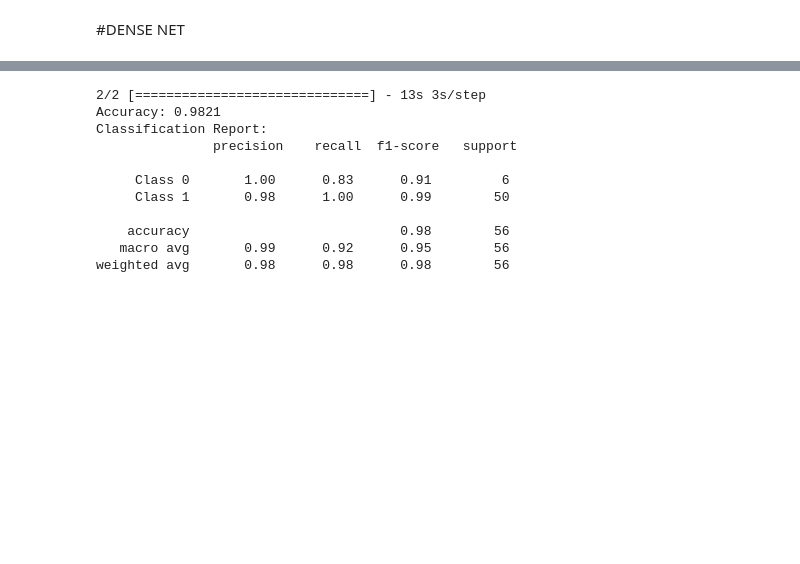
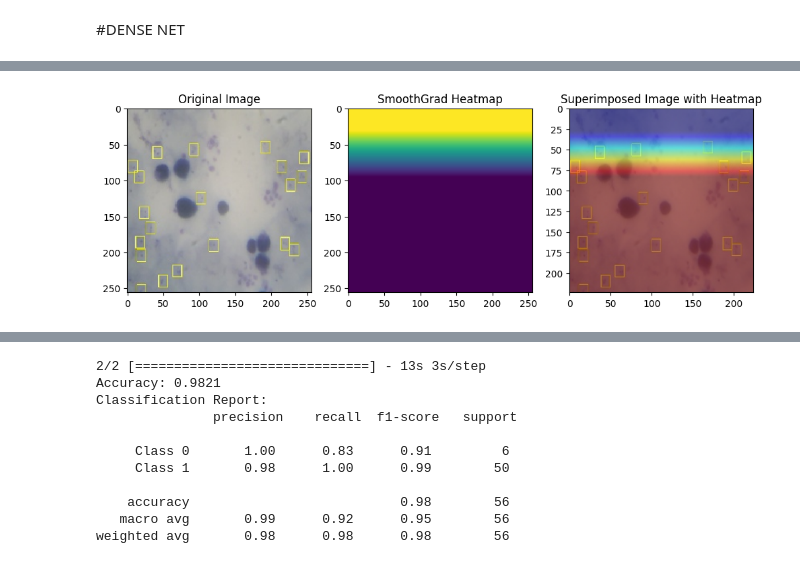
Before and after one commit to BRIAN12682/Automation-Projects, a Jupyter notebook: ArchitecturesftGRADCAM.ipynb, the cells around one changed output, grey strips where cells are left out. Cells and saved outputs as stored; diff of their text form; code cells hidden in the pictures; blank space fills up the shorter version.

```diff
--- a/ArchitecturesftGRADCAM.ipynb
+++ b/ArchitecturesftGRADCAM.ipynb
@@ -509,0 +813,11 @@ Epoch 10/10
+# %%
+from tensorflow.keras.applications import DenseNet121
+from tensorflow.keras.layers import Input, GlobalAveragePooling2D, Dense, Dropout
+from tensorflow.keras.models import Model
+from tensorflow.keras.optimizers import Adam
+from tensorflow.keras.callbacks import ReduceLROnPlateau, EarlyStopping
+#from tensorflow.keras.mixed_precision import experimental as mixed_precision
+# Callbacks to reduce learning rate and early stopping
+reduce_lr = ReduceLROnPlateau(monitor='val_loss', factor=0.2, patience=3, min_lr=1e-5)
+early_stopping = EarlyStopping(monitor='val_accuracy', patience=2, restore_best_weights=True)
+checkpoint = ModelCheckpoint('densenet1_branch_model.h5', monitor='val_accuracy', save_best_only=True, mode='max')
@@ -509,0 +967,69 @@ Epoch 10/10
+# %%
+import os
+import cv2
+import numpy as np
+import tensorflow as tf
+from tensorflow.keras.preprocessing import image
+from tensorflow.keras.applications.resnet50 import preprocess_input
+import matplotlib.pyplot as plt
+from tensorflow.keras.models import load_model
+
+# Function to create SmoothGrad visualization
+def create_smooth_grad(img_path, model, last_conv_layer_name="dense_14", n_samples=50, noise_level=0.1):
+    img = image.load_img(img_path, target_size=(256, 256))
+    x = image.img_to_array(img)
+    x = preprocess_input(x)
+    x_expanded = np.expand_dims(x, axis=0)
+
+    grad_model = tf.keras.models.Model([model.inputs], [model.get_layer(last_conv_layer_name).output, model.output])
+
+    smooth_grad = None
+
+    for i in range(n_samples):
+        noise = np.random.normal(0, noise_level, x.shape).astype(np.float32)
+        noisy_x = x + noise
+        noisy_x = np.expand_dims(noisy_x, axis=0)
+
+        with tf.GradientTape() as tape:
+            conv_outputs, predictions = grad_model(noisy_x)
+            loss = predictions[:, np.argmax(predictions[0])]
+
+        grads = tape.gradient(loss, conv_outputs)[0]
+
+        if smooth_grad is None:
+            smooth_grad = grads
+        else:
+            smooth_grad += grads
+
+    smooth_grad /= n_samples
+    smooth_grad = np.mean(smooth_grad, axis=-1)
+    smooth_grad = np.maximum(smooth_grad, 0)
+    smooth_grad = smooth_grad / smooth_grad.max()
+    smooth_grad = cv2.resize(smooth_grad, (256, 256))
+    heatmap = cv2.applyColorMap(np.uint8(255 * smooth_grad), cv2.COLORMAP_JET)
+
+    original_img = image.img_to_array(image.load_img(img_path, target_size=(224, 224)))
+    heatmap = cv2.resize(heatmap, (original_img.shape[1], original_img.shape[0]))
+    superimposed_img = cv2.addWeighted(original_img, 0.5, heatmap, 0.5, 0, dtype=cv2.CV_8UC3)
+
+    plt.figure(figsize=(12, 6))
+    plt.subplot(1, 3, 1)
+    plt.imshow(img)
+    plt.title('Original Image')
+
+    plt.subplot(1, 3, 2)
+    plt.imshow(smooth_grad, cmap='viridis')
+    plt.title('SmoothGrad Heatmap')
+
+    plt.subplot(1, 3, 3)
+    plt.imshow(superimposed_img / 255.0)
+    plt.title('Superimposed Image with Heatmap')
+
+    plt.show()
+
+# Example usage of create_smooth_grad
+example_img_path = '/content/drive/MyDrive/DATASETS/Annotated_Folder/train/Positive/plasmodium-0000.jpg'
+# model = load_model('/path/to/your/model.h5')
+create_smooth_grad(example_img_path, densenet_branch)
+# %% [output]
+[figure, added]
```
Also changed, not shown: parts of 38 cells of this notebook.
